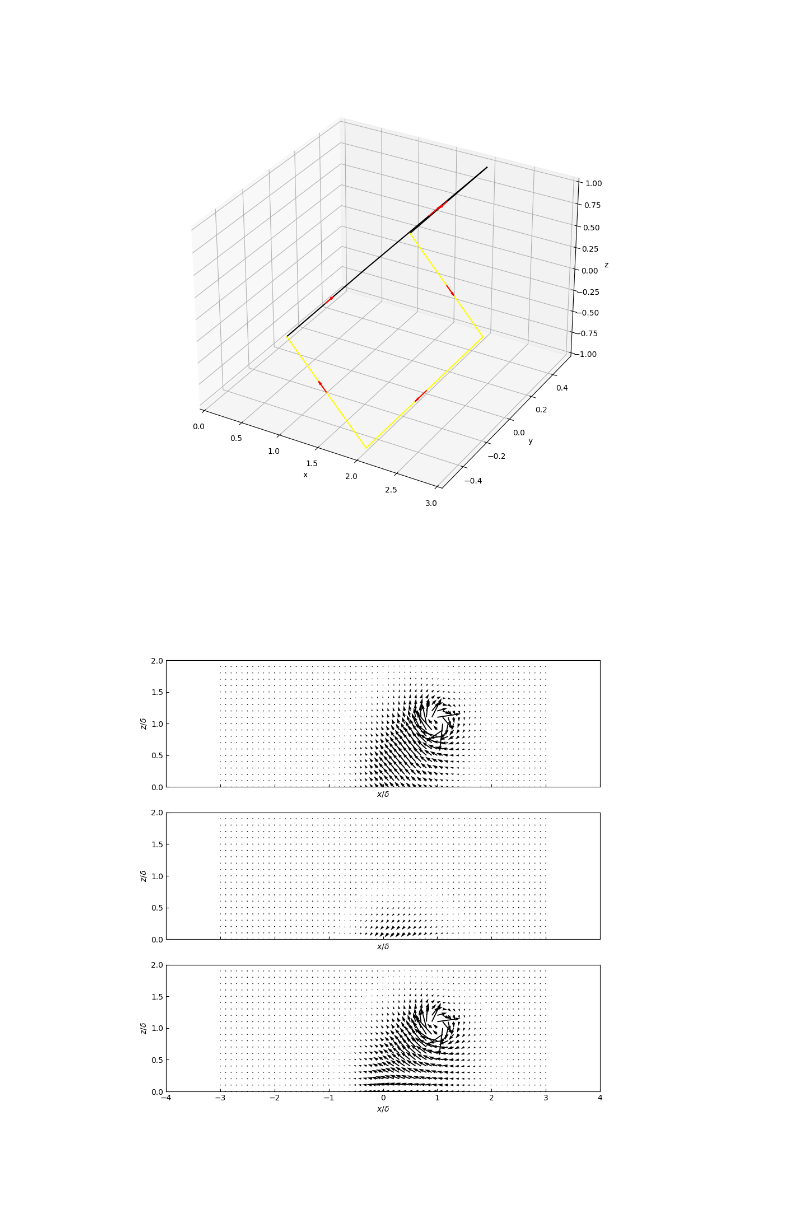
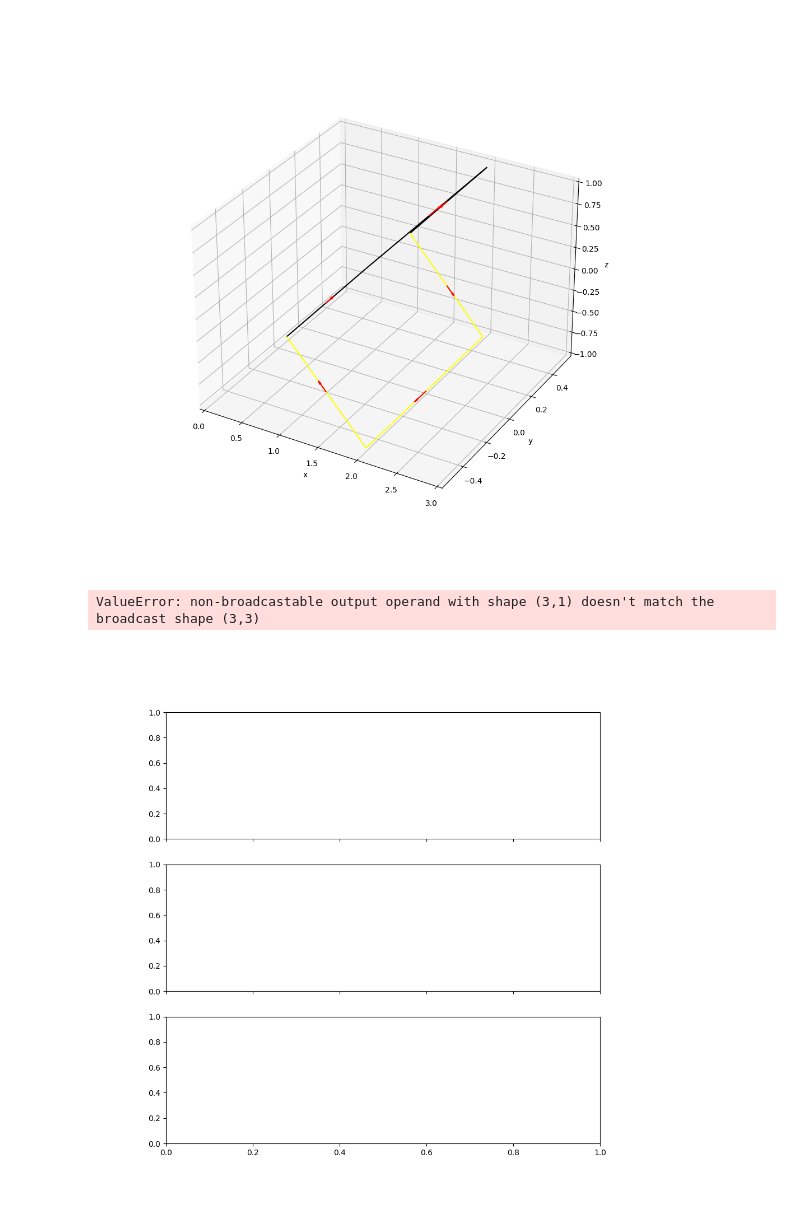
Before and after one commit to tim939422/OpenAEM, a Jupyter notebook: notebooks/demo_Pi.ipynb, the cells around one changed output. Drawn from its saved outputs; the diff is of its cells as text; code cells hidden in the pictures; blank space fills up the shorter version.

```diff
--- a/notebooks/demo_Pi.ipynb
+++ b/notebooks/demo_Pi.ipynb
@@ -34,35 +34,36 @@ U = np.zeros((61, 21))
 W = np.zeros((61, 21))
 for i in range(len(x)):
     for k in range(len(z)):
-        xv = OpenAEM.Vector(x[i], 0.0, z[k])
+        xv = np.array([x[i], 0.0, z[k]])
         uv = eddy.induced_velocity(xv)
         U[i, k] += uv[0, 0]
         W[i, k] += uv[2, 0]
 
 axs[0].quiver(X, Z, U, W, angles='xy', scale_units='xy', scale=20)
 axs[0].set_xlim(-4, 4)
 axs[0].set_ylim(0, 2)
 
 
 U_mirror = np.zeros((61, 21))
 W_mirror = np.zeros((61, 21))
 for i in range(len(x)):
     for k in range(len(z)):
-        xv = OpenAEM.Vector(x[i], 0.0, z[k])
+        xv = np.array([x[i], 0.0, z[k]])
         uv = eddy_mirror.induced_velocity(xv)
         U_mirror[i, k] += uv[0, 0]
         W_mirror[i, k] += uv[2, 0]
 
 axs[1].quiver(X, Z, U_mirror, W_mirror, angles='xy', scale_units='xy', scale=20)
 
 axs[2].quiver(X, Z, U + U_mirror, W + W_mirror, angles='xy', scale_units='xy', scale=20)
 
 for ax in axs:
     ax.tick_params(direction='in')
     ax.set_xlabel(r'$x/\delta$')
     ax.set_ylabel(r'$z/\delta$')
     ax.set_yticks([0, 0.5, 1.0, 1.5 ,2.0])
 # %% [output]
+ValueError: non-broadcastable output operand with shape (3,1) doesn't match the broadcast shape (3,3)
-[figure, old version]
+[figure, new version]
 # %%
 W[:, 0] + W_mirror[:, 0]
```
Also changed, not shown: parts of 2 cells of this notebook, 8 other files.
